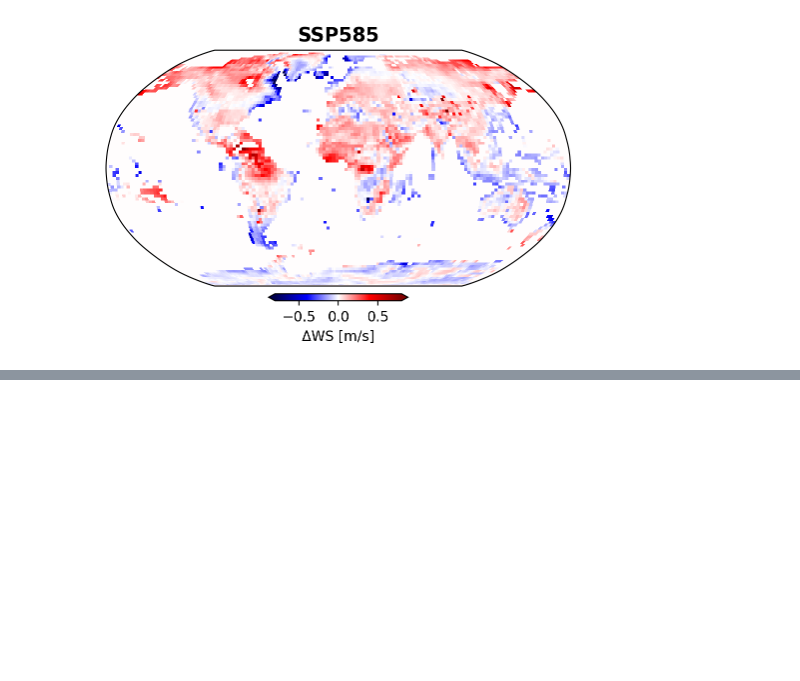
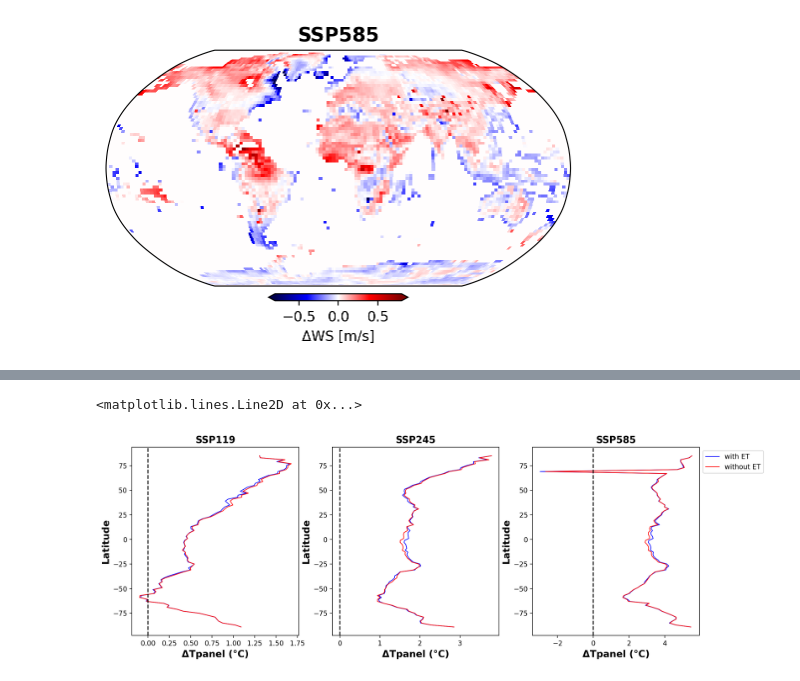
Before and after one commit to EES-3506-5506/EES3506_5506_Fall2023_FinalProject_Merheb, a Jupyter notebook: FinalProject_Merheb_DatasetsObservations.ipynb, the cells around one changed output, grey strips where cells are left out. Saved outputs shown, nothing was run; the diff lists cells and outputs as text; code cells hidden in the pictures; blank space fills up the shorter version.

```diff
--- a/FinalProject_Merheb_DatasetsObservations.ipynb
+++ b/FinalProject_Merheb_DatasetsObservations.ipynb
@@ -1240,0 +1319,41 @@ Text(0.5, 1.0, 'SSP585')
+# %%
+diff_ssp119_lat = df_lat['SSP119_last10_lat'] - df_lat['SSP119_first10_lat']
+diff_ssp245_lat = df_lat['SSP245_last10_lat'] - df_lat['SSP245_first10_lat']
+diff_ssp585_lat = df_lat['SSP585_last10_lat'] - df_lat['SSP585_first10_lat']
+
+diff_ssp119_noET_lat = df_lat_noET['SSP119_last10_noET_lat'] - df_lat_noET['SSP119_first10_noET_lat']
+diff_ssp245_noET_lat = df_lat_noET['SSP245_last10_noET_lat'] - df_lat_noET['SSP245_first10_noET_lat']
+diff_ssp585_noET_lat = df_lat_noET['SSP585_last10_noET_lat'] - df_lat_noET['SSP585_first10_noET_lat']
+# %%
+fig, (ax1, ax2, ax3) = plt.subplots(ncols=3, nrows=1, figsize = (15, 5))                   # Changed the size of the figure, just aesthetic
+
+ax1.plot(diff_ssp119_lat, lat['Latitude'], color='blue',
+         linewidth=1, label='with ET')
+ax1.plot(diff_ssp119_noET_lat, lat['Latitude'], color='red',
+         linewidth=1, label='without ET')
+ax1.set_ylabel('Latitude', fontsize=14, fontweight='bold')
+ax1.set_xlabel('\u0394Tpanel (\u00b0C)', fontsize=14, fontweight='bold')
+ax1.set_title('SSP119', fontsize=14, fontweight='bold')
+ax1.axvline(x=0, color='black', linestyle='--', label='')
+
+ax2.plot(diff_ssp245_lat, lat['Latitude'], color='blue',
+         linewidth=1, label='with ET')
+ax2.plot(diff_ssp245_noET_lat, lat['Latitude'], color='red',
+         linewidth=1, label='without ET')
+ax2.set_ylabel('Latitude', fontsize=14, fontweight='bold')
+ax2.set_xlabel('\u0394Tpanel (\u00b0C)', fontsize=14, fontweight='bold')
+ax2.set_title('SSP245', fontsize=14, fontweight='bold')
+ax2.axvline(x=0, color='black', linestyle='--', label='')
+
+ax3.plot(diff_ssp585_lat, lat['Latitude'], color='blue',
+         linewidth=1, label='with ET')
+ax3.plot(diff_ssp585_noET_lat, lat['Latitude'], color='red',
+         linewidth=1, label='without ET')
+ax3.set_ylabel('Latitude', fontsize=14, fontweight='bold')
+ax3.set_xlabel('\u0394Tpanel (\u00b0C)', fontsize=14, fontweight='bold')
+ax3.set_title('SSP585', fontsize=14, fontweight='bold')
+ax3.legend(bbox_to_anchor=(1, 1), bbox_transform=ax3.transAxes)
+ax3.axvline(x=0, color='black', linestyle='--',  label='')
+# %% [output]
+<matplotlib.lines.Line2D at 0x...>
+[figure, added]
```
Also changed, not shown: parts of 21 cells of this notebook.
